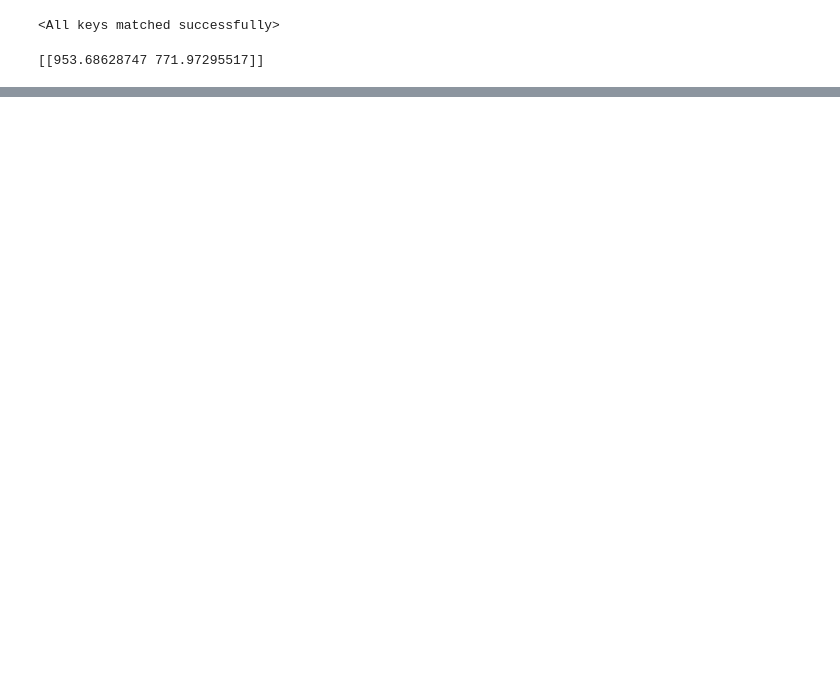
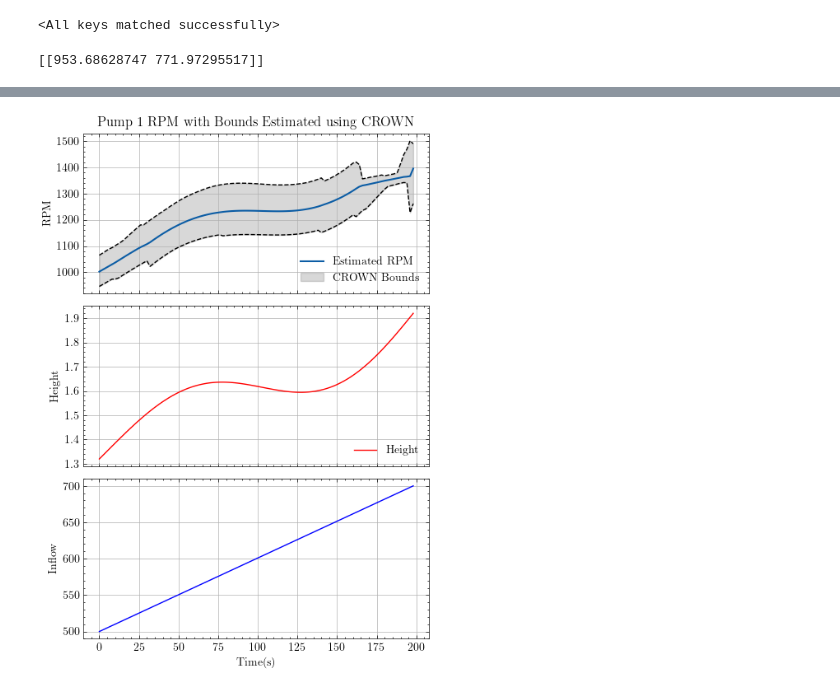
Before and after one commit to alquat/nni_verification, a Jupyter notebook: mpc_imitator_verification.ipynb, the cells around one changed output, grey strips where cells are left out. Saved outputs shown, nothing was run; the diff lists cells and outputs as text; code cells hidden in the pictures; blank space fills up the shorter version.

```diff
--- a/mpc_imitator_verification.ipynb
+++ b/mpc_imitator_verification.ipynb
@@ -68,4 +56,13 @@ No CUDA runtime is found, using CUDA_HOME='/usr'
 # %%
 custom_inputs_scaled = X_scaler.transform(expert_agent[["inflow", "height"]])
 X = torch.tensor(custom_inputs_scaled, dtype=torch.float32)
+# %%
+
+n_sim = 100
+height_sim = np.linspace(1.1, 1.6, n_sim)
+inflow_sim = np.linspace(500, 700, n_sim)
+
+# Time array
+t = np.linspace(0, 1, n_sim)
+height_sim = height_sim * (1.2 + 0.1 * np.sin(2 * np.pi *  t))
 # %%
@@ -113,0 +93,41 @@ Bounding method: backward (CROWN, DeepPoly)
+# %%
+results_df = pd.concat(results_df_concat).reset_index(drop=True)
+# %%
+df_p1 = results_df[results_df["pump label"] == "pump1"]
+df_p2 = results_df[results_df["pump label"] == "pump2"]
+# %%
+fig, (ax1, ax2, ax3) = plt.subplots(3, 1, figsize=(5, 7), sharex=True)
+
+# Plot Pump 1 RPM with Bounds
+ax1.plot(df_p1["pump_rpm estimated"], label="Estimated RPM", linewidth=1.5)
+ax1.plot(df_p1["lower_bound"], color="black", linestyle='dashed')
+ax1.plot(df_p1["upper_bound"], color="black", linestyle='dashed')
+ax1.fill_between(df_p1.index, df_p1["lower_bound"], df_p1["upper_bound"], color="grey",alpha=0.3, label="CROWN Bounds")
+ax1.set_xlabel("")
+ax1.set_ylabel("RPM")
+ax1.set_title("Pump 1 RPM with Bounds Estimated using CROWN")
+ax1.legend(loc="lower right")
+ax1.grid()
+
+# Plot Height
+ax2.plot(df_p1["height"], color="red", label="Height")
+ax2.set_xlabel("")
+ax2.set_ylabel("Height")
+ax2.legend(loc="lower right")
+ax2.grid()
+
+# Plot Inflow
+# Create a twin Axes sharing the x-axis with ax2
+ax3.plot(df_p1["inflow"], color="blue", label="Inflow")
+ax3.set_ylabel("Inflow")
+ax3.set_xlabel("Time(s)")
+ax2.legend(loc="lower right")
+ax3.grid()
+
+plt.tight_layout()  # Adjust the spacing between subplots
+
+# Save the plot in PDF format with high quality
+plt.savefig("plot.pdf", dpi=300)
+plt.show()
+# %% [output]
+[figure, added]
```
Also changed, not shown: parts of 8 cells of this notebook, 1 other file.
